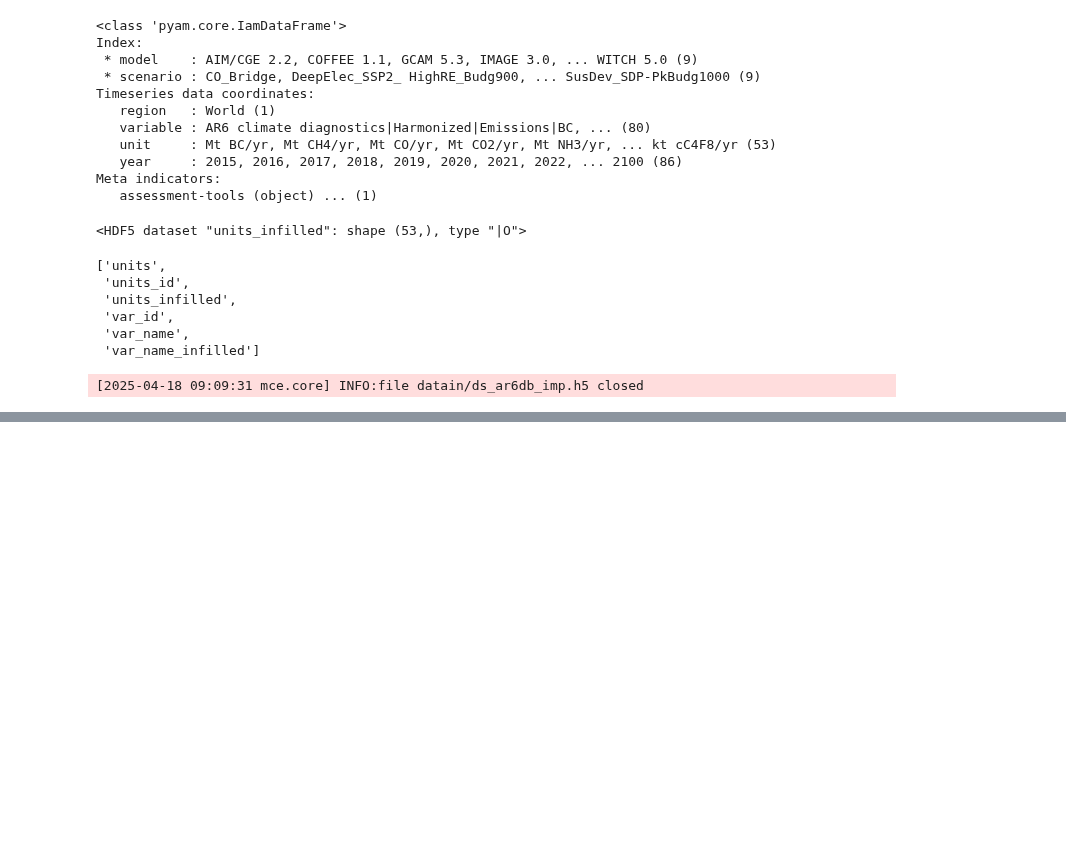
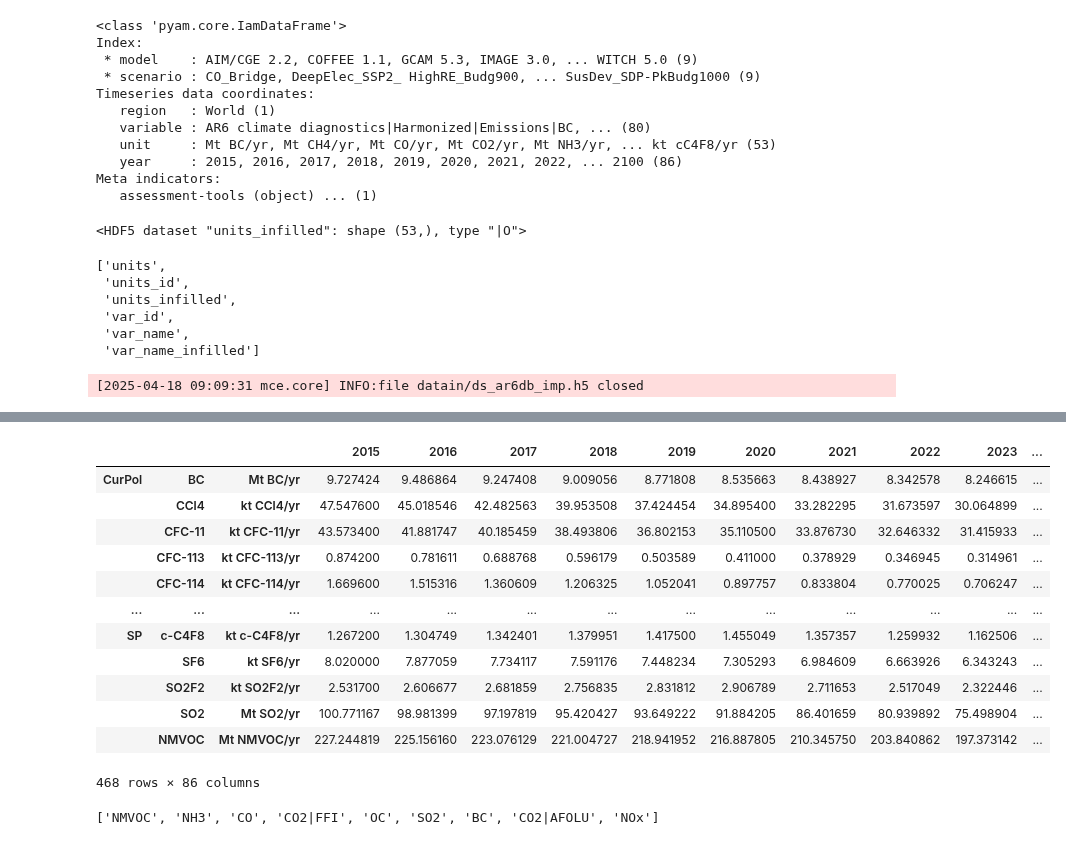
Before and after one commit to tsutsui1872/mce, a Jupyter notebook: notebook/mk_scenario_ar6db.ipynb, the cells around one changed output, grey strips where cells are left out. Drawn from its saved outputs; the diff is of its cells as text; code cells hidden in the pictures; blank space fills up the shorter version.

```diff
--- a/notebook/mk_scenario_ar6db.ipynb
+++ b/notebook/mk_scenario_ar6db.ipynb
@@ -429,0 +437,3 @@ ds.close()
+# %%
+outpath = 'datain/ds_ar6db_imp.h5'
+ds = ScenarioBase(outpath=outpath, mode='a')
@@ -429,0 +443,11 @@ ds.close()
+# %%
+# Mapping from id to name for variables and units
+g = ds.file['source/reference']
+map_var_name = dict(x for x in enumerate(g['var_name_infilled'].asstr()))
+map_units = dict(x for x in enumerate(g['units_infilled'].asstr()))
+# %%
+# Infilled Emissions group for each scenario
+data = {
+    k: v['Infilled Emissions']
+    for k, v in ds.file['source/data'].items()
+}
@@ -429,0 +482,42 @@ ds.close()
+# %%
+def conv_ghg(x):
+    """Change specie names for MCE
+    """
+    x = re.sub(r'( ?)(HFC|PFC)\|', r'\1', x)
+    x = re.sub(r'( ?)(CFC|HFC|PFC|HCFC|Halon)(.)', r'\1\2-\3', x)
+    x = re.sub('(C4F10|C5F12|C6F14)', r'n-\1', x)
+    x = (
+        x
+        .replace('HFC-4310mee', 'HFC-43-10mee')
+        .replace('cC4F8', 'c-C4F8')
+        .replace('HFC-245ca', 'HFC-245fa') # ignore small property differences
+        .replace('HFC-43-10', 'HFC-43-10mee')
+        .replace('VOC', 'NMVOC')
+        .replace('Sulfur', 'SO2')
+        .replace('CO2|Energy and Industrial Processes', 'CO2|FFI')
+    )
+    return x
+# %%
+df = df.rename(conv_ghg, level=1).rename(conv_ghg, level=2)
+df
+# %% [output]
+|  |  |  | 2015 | 2016 | 2017 | 2018 | 2019 | 2020 | 2021 | 2022 | 2023 | ... |
+| CurPol | BC | Mt BC/yr | 9.727424 | 9.486864 | 9.247408 | 9.009056 | 8.771808 | 8.535663 | 8.438927 | 8.342578 | 8.246615 | ... |
+|  | CCl4 | kt CCl4/yr | 47.547600 | 45.018546 | 42.482563 | 39.953508 | 37.424454 | 34.895400 | 33.282295 | 31.673597 | 30.064899 | ... |
+|  | CFC-11 | kt CFC-11/yr | 43.573400 | 41.881747 | 40.185459 | 38.493806 | 36.802153 | 35.110500 | 33.876730 | 32.646332 | 31.415933 | ... |
+|  | CFC-113 | kt CFC-113/yr | 0.874200 | 0.781611 | 0.688768 | 0.596179 | 0.503589 | 0.411000 | 0.378929 | 0.346945 | 0.314961 | ... |
+|  | CFC-114 | kt CFC-114/yr | 1.669600 | 1.515316 | 1.360609 | 1.206325 | 1.052041 | 0.897757 | 0.833804 | 0.770025 | 0.706247 | ... |
+| ... | ... | ... | ... | ... | ... | ... | ... | ... | ... | ... | ... | ... |
+| SP | c-C4F8 | kt c-C4F8/yr | 1.267200 | 1.304749 | 1.342401 | 1.379951 | 1.417500 | 1.455049 | 1.357357 | 1.259932 | 1.162506 | ... |
+|  | SF6 | kt SF6/yr | 8.020000 | 7.877059 | 7.734117 | 7.591176 | 7.448234 | 7.305293 | 6.984609 | 6.663926 | 6.343243 | ... |
+|  | SO2F2 | kt SO2F2/yr | 2.531700 | 2.606677 | 2.681859 | 2.756835 | 2.831812 | 2.906789 | 2.711653 | 2.517049 | 2.322446 | ... |
+|  | SO2 | Mt SO2/yr | 100.771167 | 98.981399 | 97.197819 | 95.420427 | 93.649222 | 91.884205 | 86.401659 | 80.939892 | 75.498904 | ... |
+|  | NMVOC | Mt NMVOC/yr | 227.244819 | 225.156160 | 223.076129 | 221.004727 | 218.941952 | 216.887805 | 210.345750 | 203.840862 | 197.373142 | ... |
+468 rows × 86 columns
+# %%
+# Species other than non-CO2 GHGs
+[
+    x for x in set(df.index.get_level_values(1)) if x not in forcing.ghgs
+]
+# %% [output]
+['NMVOC', 'NH3', 'CO', 'CO2|FFI', 'OC', 'SO2', 'BC', 'CO2|AFOLU', 'NOx']
```
Also changed, not shown: parts of 11 cells of this notebook.
